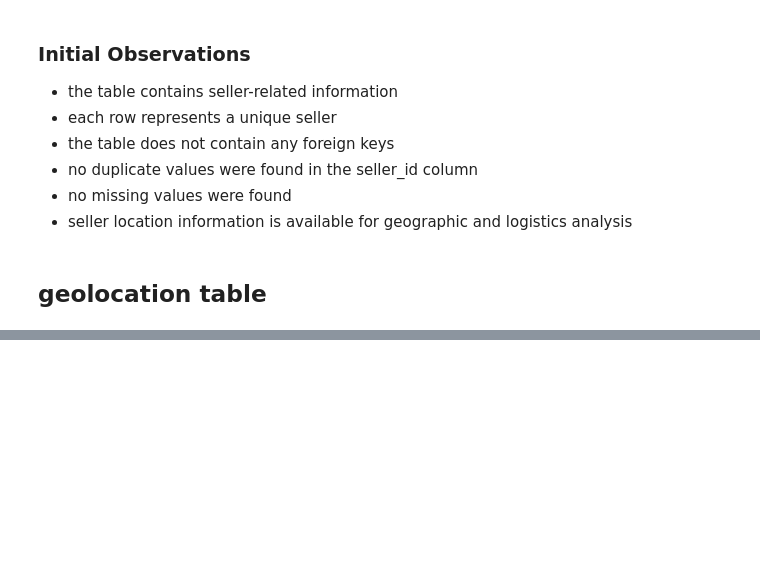
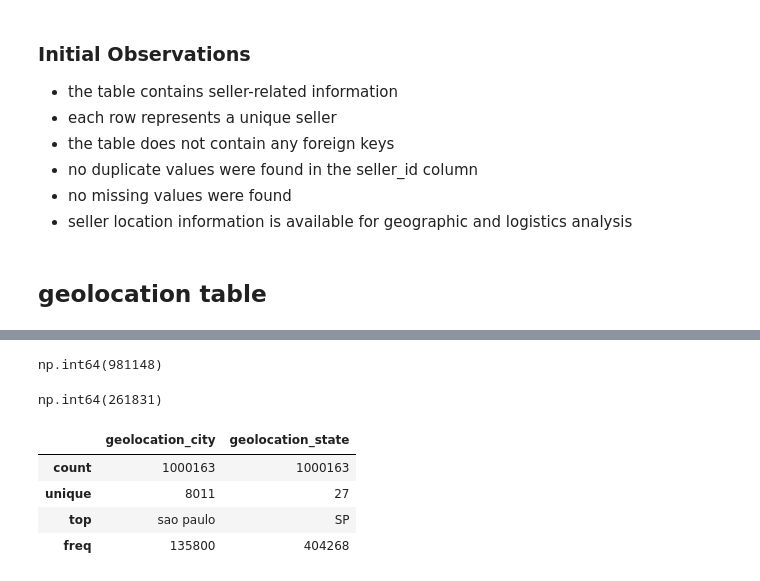
Before and after one commit to AminrezaAman/brazilian-ecommerce-analytics, a Jupyter notebook: notebooks/01_data_understanding.ipynb, the cells around one changed output, grey strips where cells are left out. Saved outputs shown, nothing was run; the diff lists cells and outputs as text; code cells hidden in the pictures; blank space fills up the shorter version.

```diff
--- a/notebooks/01_data_understanding.ipynb
+++ b/notebooks/01_data_understanding.ipynb
@@ -357,0 +399,16 @@ df_sellers.describe(include='object')
+# %%
+df_geolocation.duplicated(subset=['geolocation_zip_code_prefix']).sum()
+# %% [output]
+np.int64(981148)
+# %%
+df_geolocation.duplicated().sum()
+# %% [output]
+np.int64(261831)
+# %%
+df_geolocation.describe(include='object')
+# %% [output]
+|  | geolocation_city | geolocation_state |
+| count | 1000163 | 1000163 |
+| unique | 8011 | 27 |
+| top | sao paulo | SP |
+| freq | 135800 | 404268 |
```
Also changed, not shown: parts of 11 cells of this notebook.
